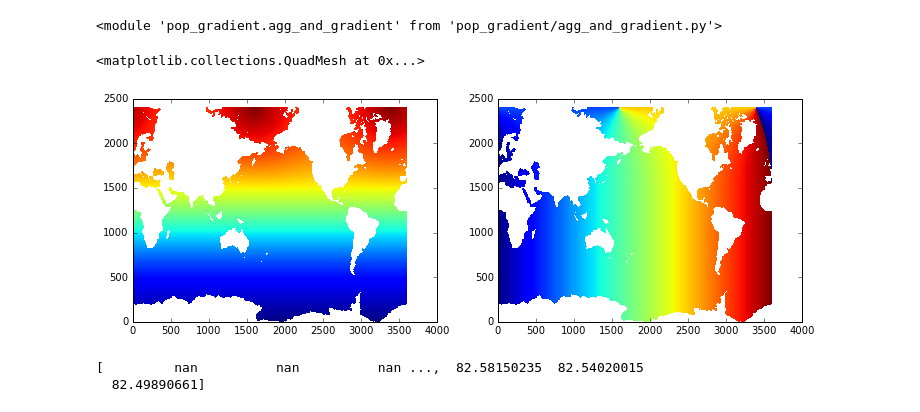
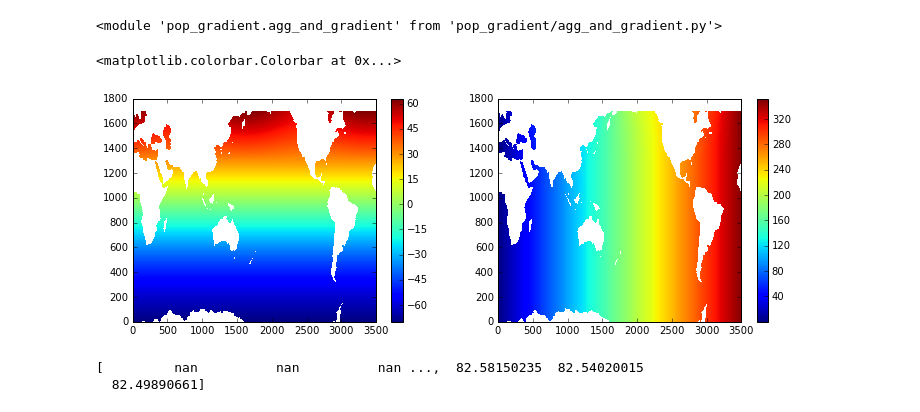
Before and after one commit to roxyboy/pop_gradient, a Jupyter notebook: SST_aggregate.ipynb, the cells around one changed output. Cells and saved outputs as stored; diff of their text form; code cells hidden in the pictures.

```diff
--- a/SST_aggregate.ipynb
+++ b/SST_aggregate.ipynb
@@ -17,18 +17,25 @@ fname = os.path.join(basedir,
                                     'hybrid_v5_rel04_BC5_ne120_t12_pop62.pop.h.nday1.0046-01-01.nc')
 ds = xray.open_dataset(fname,
                       decode_times=False)
+nroll = -1100
 mask = ds.KMT > 1
-lat = ds.TLAT.where(mask)
-lon = ds.TLONG.where(mask)
+SST46_01 = ds.SST.where(mask).roll(nlon=nroll)
+lat = ds.TLAT.where(mask).roll(nlon=nroll)
+lon = ds.TLONG.where(mask).roll(nlon=nroll)
+# %%
+ys = 200; ye = 1900
+xs = 0; xe = 3500
 # %%
 fig = plt.figure(figsize=(12,4))
 ax1 = fig.add_subplot(121)
-ax1.pcolormesh(np.ma.masked_invalid(lat.roll(nlon=-1100).values))
+cax1 = ax1.pcolormesh(np.ma.masked_invalid(lat.values[ys:ye, xs:xe]))
+fig.colorbar(cax1)
 ax2 = fig.add_subplot(122)
-ax2.pcolormesh(np.ma.masked_invalid(lon.roll(nlon=-1100).values))
+cax2 = ax2.pcolormesh(np.ma.masked_invalid(lon.values[ys:ye, xs:xe]))
+fig.colorbar(cax2)
 # %% [output]
-<matplotlib.collections.QuadMesh at 0x...>
+<matplotlib.colorbar.Colorbar at 0x...>
-[figure, old version]
+[figure, new version]
 # %%
 p = agg_and_gradient.POPFile(fname)
 # %%
```
Also changed, not shown: parts of 9 cells of this notebook.
